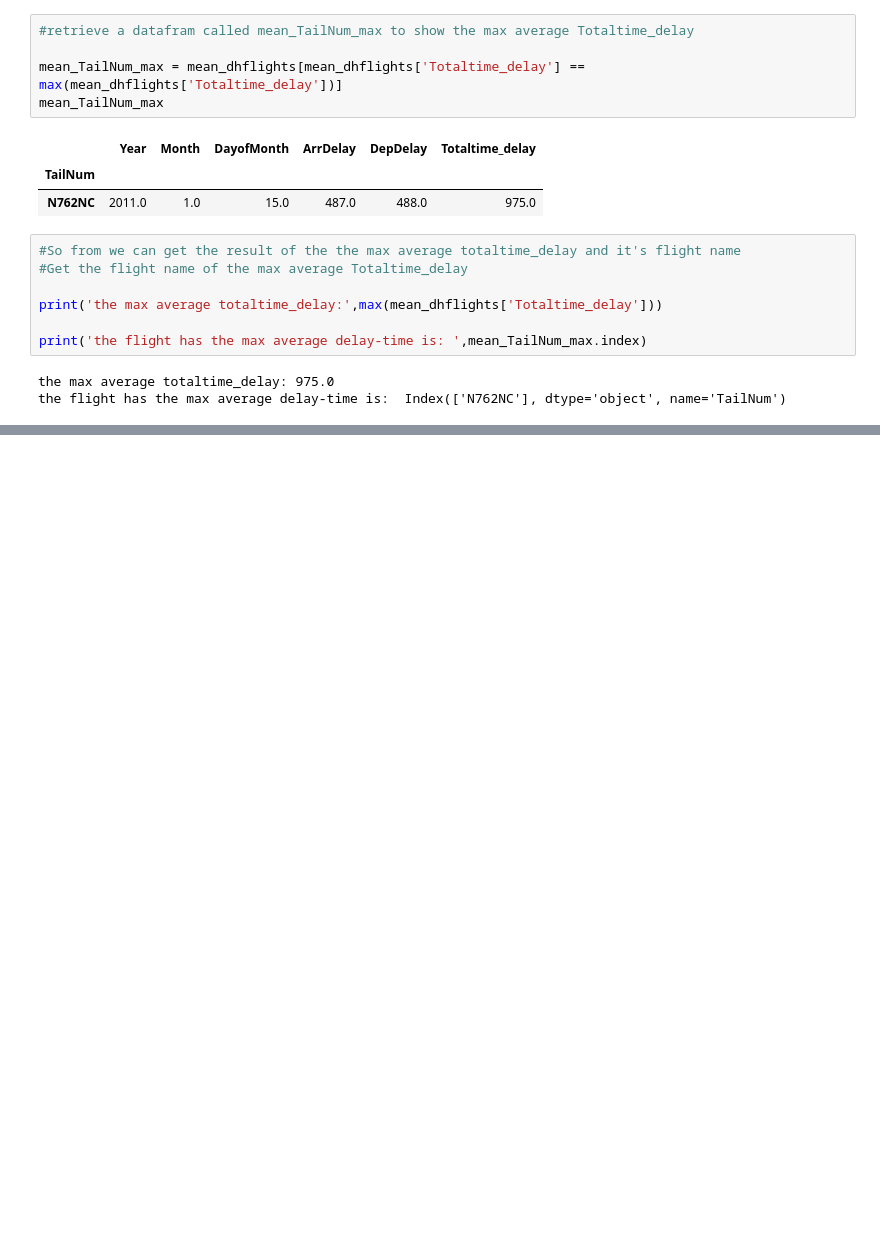
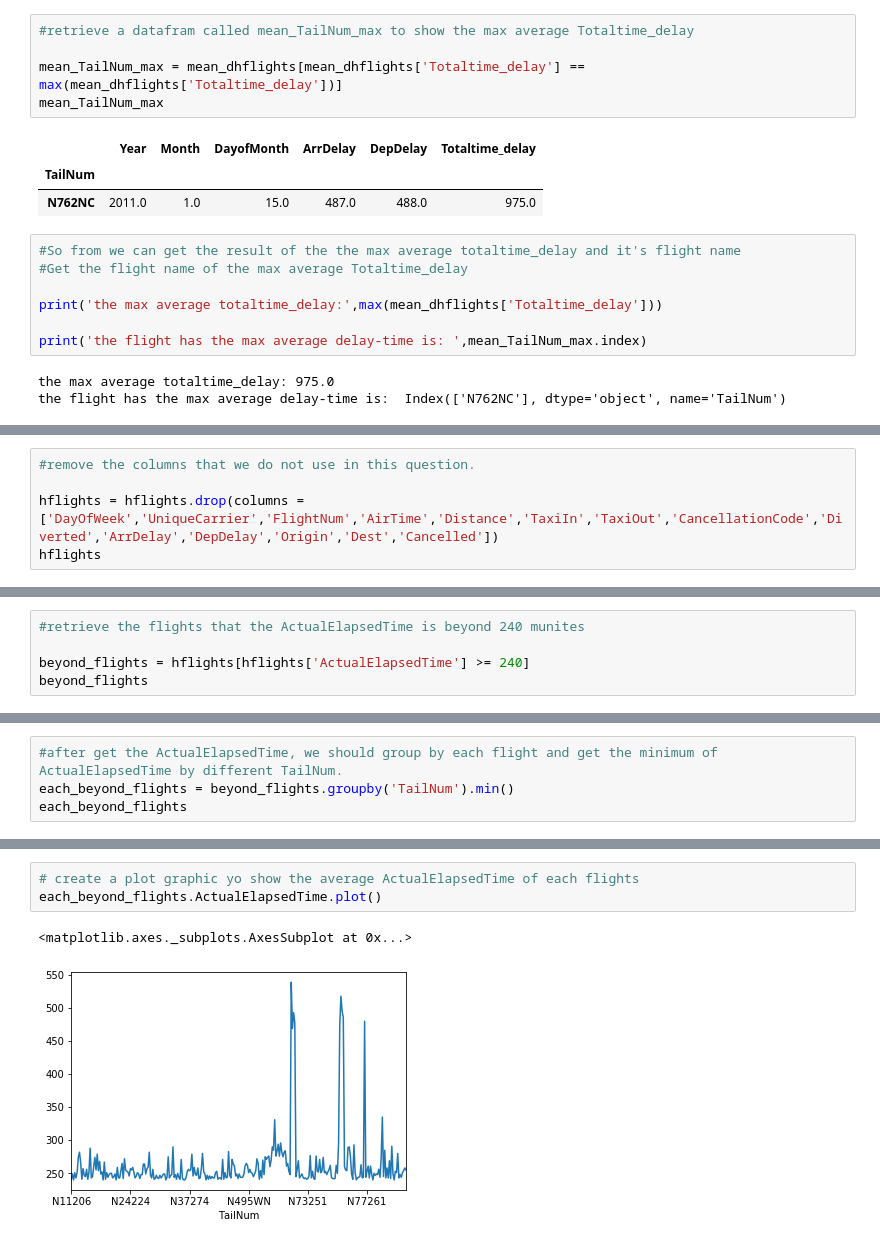
Before and after one commit to mandy941/week5, a Jupyter notebook: M_Yang_W5_assn.ipynb, the cells around one changed output, grey strips where cells are left out. Cells and saved outputs as stored; diff of their text form; blank space fills up the shorter version.

```diff
--- a/M_Yang_W5_assn.ipynb
+++ b/M_Yang_W5_assn.ipynb
@@ -170,0 +180,5 @@ the flight has the max average delay-time is:  Index(['N762NC'], dtype='object',
+# %%
+#remove the columns that we do not use in this question.
+
+hflights = hflights.drop(columns = ['DayOfWeek','UniqueCarrier','FlightNum','AirTime','Distance','TaxiIn','TaxiOut','CancellationCode','Diverted','ArrDelay','DepDelay','Origin','Dest','Cancelled'])
+hflights
@@ -170,0 +204,5 @@ the flight has the max average delay-time is:  Index(['N762NC'], dtype='object',
+# %%
+#retrieve the flights that the ActualElapsedTime is beyond 240 munites
+
+beyond_flights = hflights[hflights['ActualElapsedTime'] >= 240]
+beyond_flights
@@ -170,0 +228,4 @@ the flight has the max average delay-time is:  Index(['N762NC'], dtype='object',
+# %%
+#after get the ActualElapsedTime, we should group by each flight and get the minimum of ActualElapsedTime by different TailNum.
+each_beyond_flights = beyond_flights.groupby('TailNum').min()
+each_beyond_flights
@@ -170,0 +252,6 @@ the flight has the max average delay-time is:  Index(['N762NC'], dtype='object',
+# %%
+# create a plot graphic yo show the average ActualElapsedTime of each flights
+each_beyond_flights.ActualElapsedTime.plot()
+# %% [output]
+<matplotlib.axes._subplots.AxesSubplot at 0x...>
+[figure, added]
```
Also changed, not shown: parts of 8 cells of this notebook.
